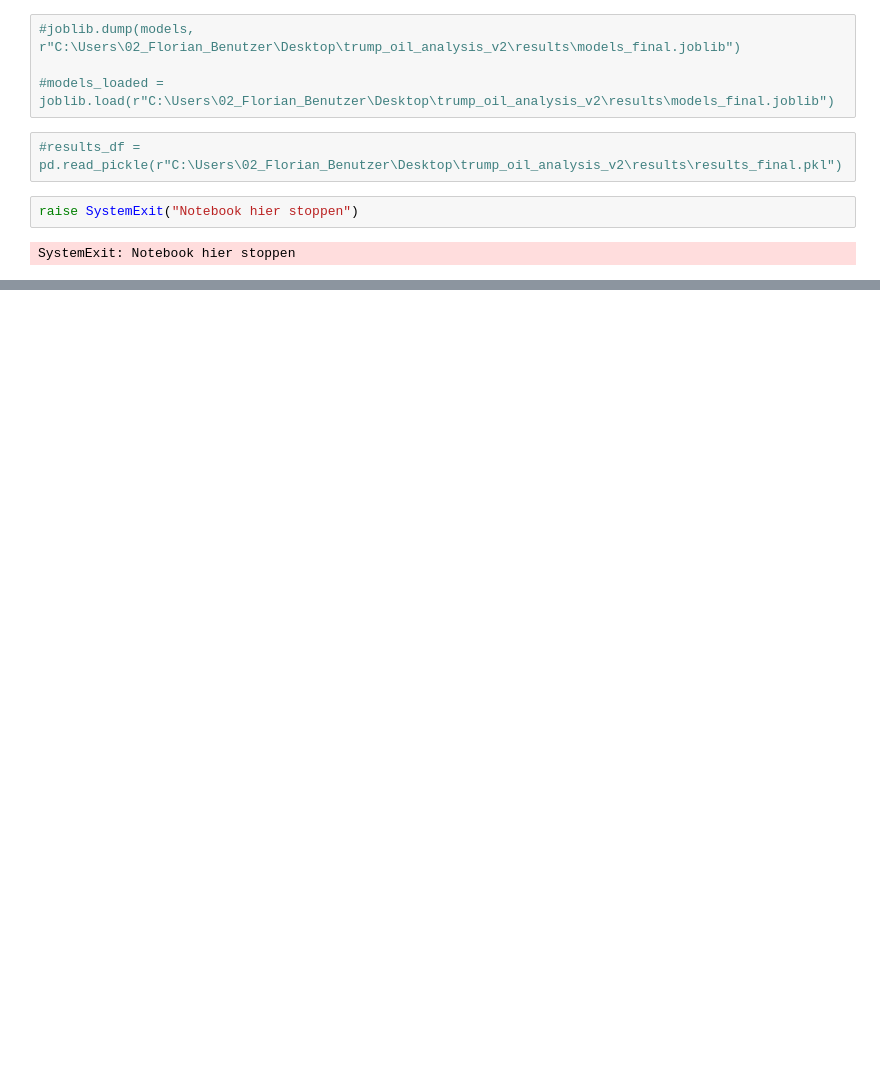
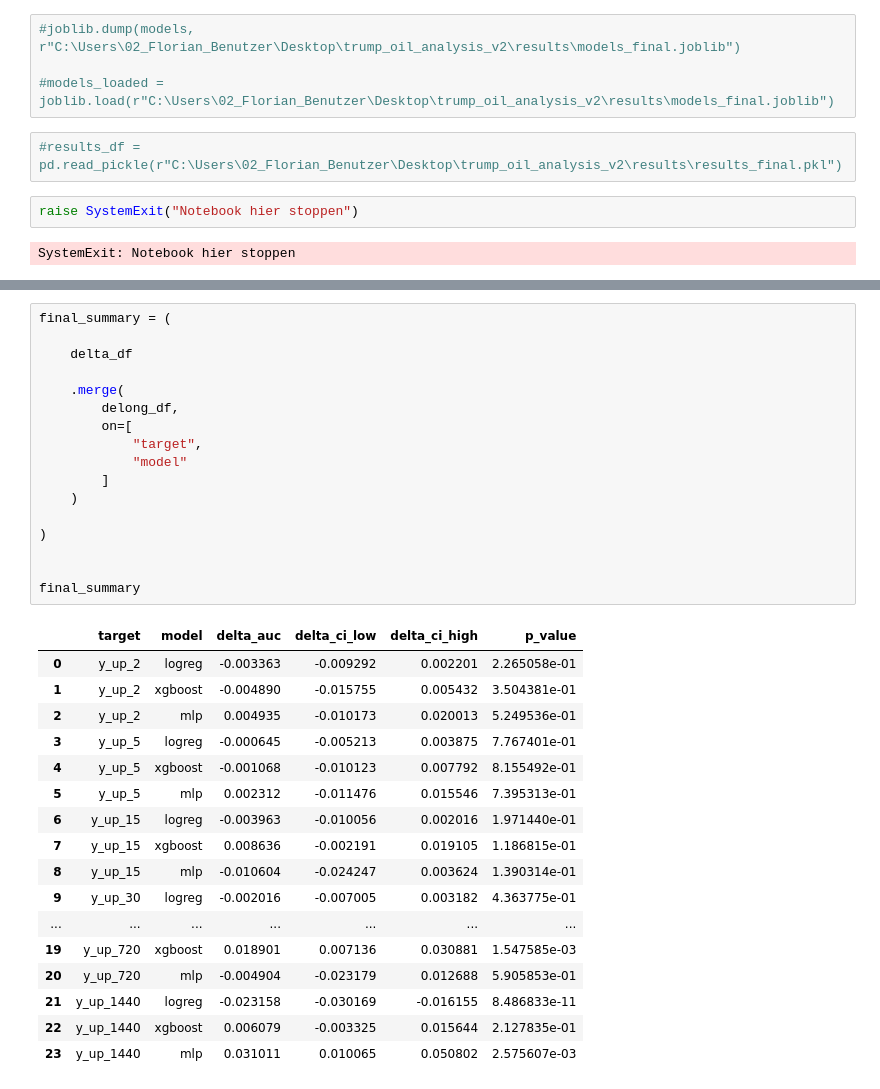
Before and after one commit to fstevener/trump_oil_analysis_v2, a Jupyter notebook: 01_notebooks/3.2_modeling_finalVersion copy.ipynb, the cells around one changed output, grey strips where cells are left out. Cells and saved outputs as stored; diff of their text form; blank space fills up the shorter version.

```diff
--- a/01_notebooks/3.2_modeling_finalVersion copy.ipynb
+++ b/01_notebooks/3.2_modeling_finalVersion copy.ipynb
@@ -1162,0 +2020,35 @@ SystemExit: Notebook hier stoppen
+# %%
+final_summary = (
+
+    delta_df
+
+    .merge(
+        delong_df,
+        on=[
+            "target",
+            "model"
+        ]
+    )
+
+)
+
+
+final_summary
+# %% [output]
+|  | target | model | delta_auc | delta_ci_low | delta_ci_high | p_value |
+| 0 | y_up_2 | logreg | -0.003363 | -0.009292 | 0.002201 | 2.265058e-01 |
+| 1 | y_up_2 | xgboost | -0.004890 | -0.015755 | 0.005432 | 3.504381e-01 |
+| 2 | y_up_2 | mlp | 0.004935 | -0.010173 | 0.020013 | 5.249536e-01 |
+| 3 | y_up_5 | logreg | -0.000645 | -0.005213 | 0.003875 | 7.767401e-01 |
+| 4 | y_up_5 | xgboost | -0.001068 | -0.010123 | 0.007792 | 8.155492e-01 |
+| 5 | y_up_5 | mlp | 0.002312 | -0.011476 | 0.015546 | 7.395313e-01 |
+| 6 | y_up_15 | logreg | -0.003963 | -0.010056 | 0.002016 | 1.971440e-01 |
+| 7 | y_up_15 | xgboost | 0.008636 | -0.002191 | 0.019105 | 1.186815e-01 |
+| 8 | y_up_15 | mlp | -0.010604 | -0.024247 | 0.003624 | 1.390314e-01 |
+| 9 | y_up_30 | logreg | -0.002016 | -0.007005 | 0.003182 | 4.363775e-01 |
+| ... | ... | ... | ... | ... | ... | ... |
+| 19 | y_up_720 | xgboost | 0.018901 | 0.007136 | 0.030881 | 1.547585e-03 |
+| 20 | y_up_720 | mlp | -0.004904 | -0.023179 | 0.012688 | 5.905853e-01 |
+| 21 | y_up_1440 | logreg | -0.023158 | -0.030169 | -0.016155 | 8.486833e-11 |
+| 22 | y_up_1440 | xgboost | 0.006079 | -0.003325 | 0.015644 | 2.127835e-01 |
+| 23 | y_up_1440 | mlp | 0.031011 | 0.010065 | 0.050802 | 2.575607e-03 |
```
Also changed, not shown: parts of 27 cells of this notebook, 2 other files.
